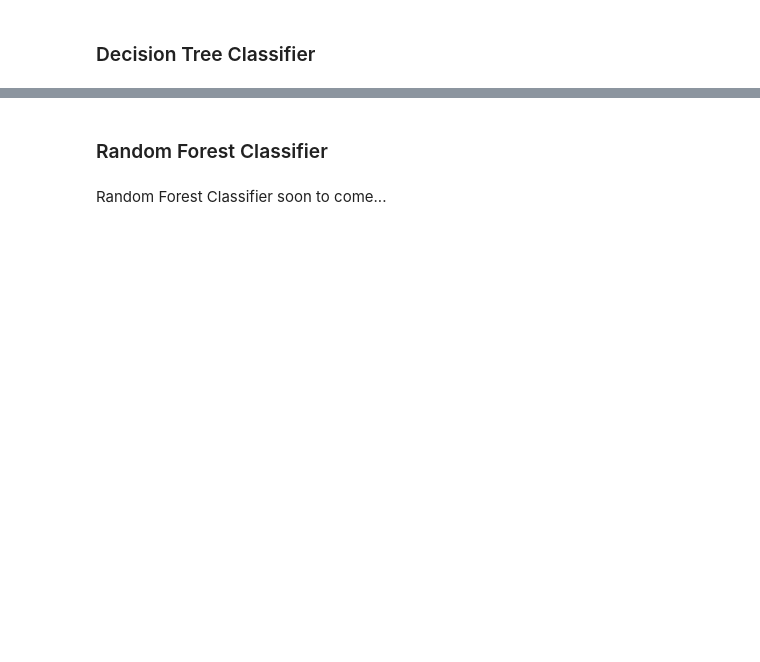
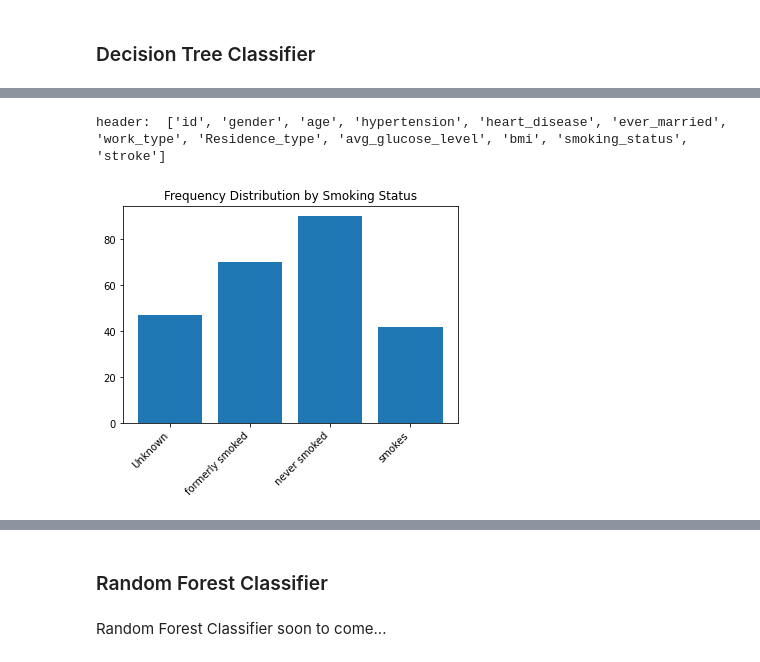
Before and after one commit to stoll2882/Stroke-Data-Analysis-CPSC322, a Jupyter notebook: EDA.ipynb, the cells around one changed output, grey strips where cells are left out. Saved outputs shown, nothing was run; the diff lists cells and outputs as text; code cells hidden in the pictures; blank space fills up the shorter version.

Commit message:
started knn for smoking status

```diff
--- a/EDA.ipynb
+++ b/EDA.ipynb
@@ -249,0 +254,13 @@ Decision Tree Error Rate: 0.04579244721974429
+# %%
+import plot_utils
+# made a second mypytable object to try different method of cleaning
+stroke_table_2 = MyPyTable()
+stroke_table_2.load_from_file("healthcare-dataset-stroke-data.csv");
+
+#only looking at first 245 columns where the person did have a stroke
+smoke_values, smoke_counts = utils.get_frequencies(stroke_table_2.data[:249], stroke_table_2.column_names, "smoking_status")
+smoke_title = "Frequency Distribution by Smoking Status"
+plot_utils.bar_chart(smoke_values, smoke_counts, smoke_title)
+# %% [output]
+header:  ['id', 'gender', 'age', 'hypertension', 'heart_disease', 'ever_married', 'work_type', 'Residence_type', 'avg_glucose_level', 'bmi', 'smoking_status', 'stroke']
+[figure, added]
```
Also changed, not shown: parts of 12 cells of this notebook, 2 other files.
